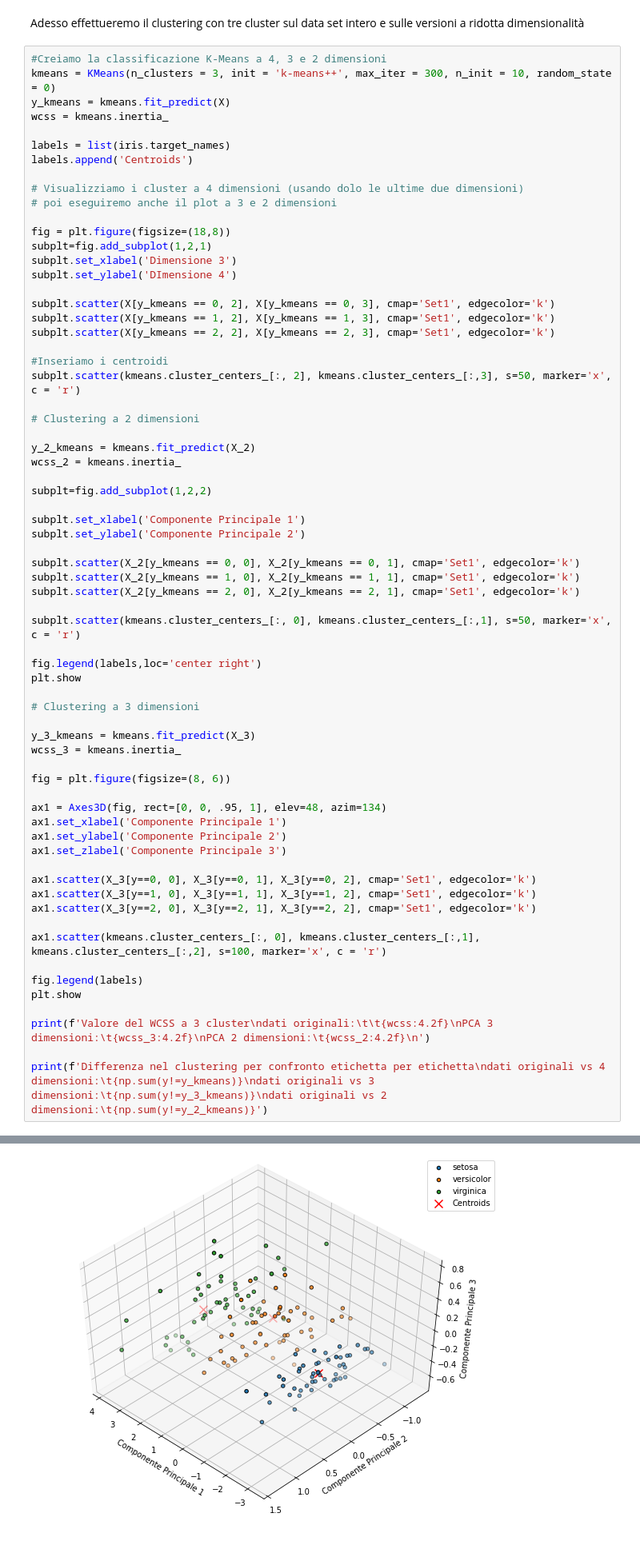
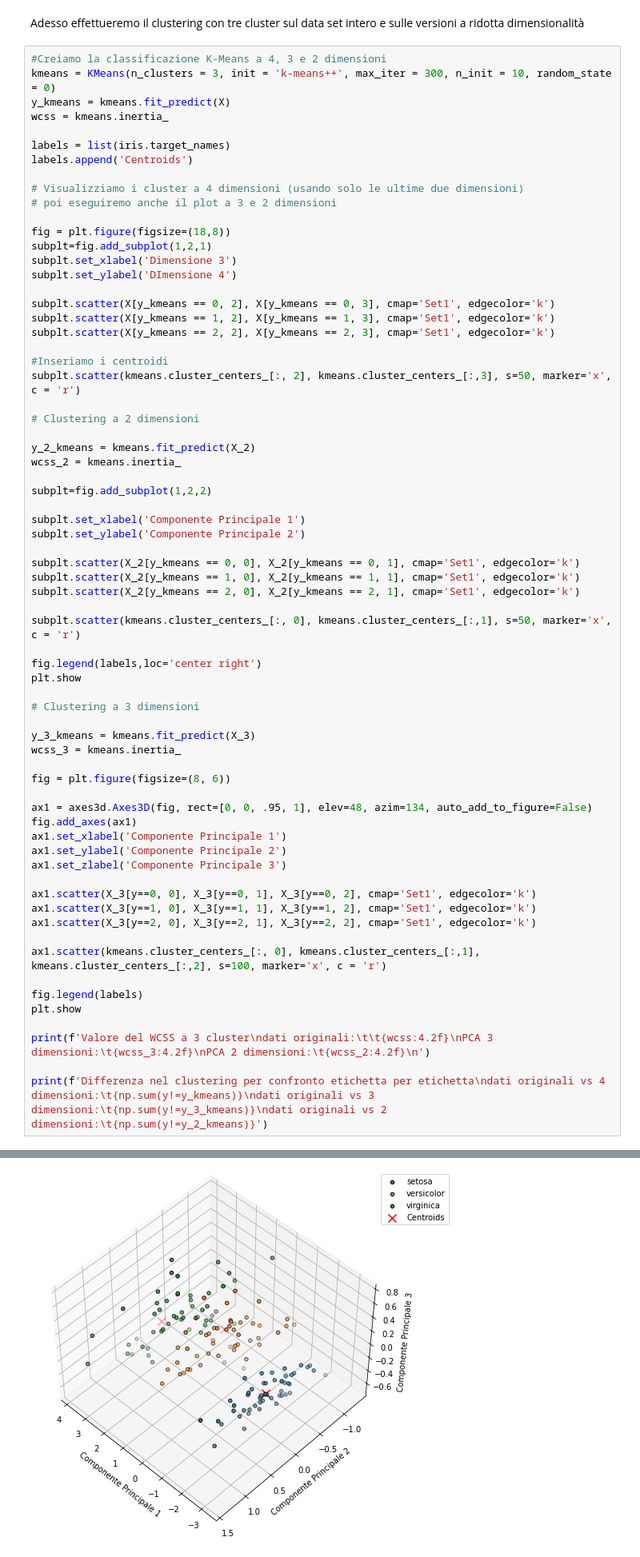
Before and after one commit to fredffsixty/Big-Data, a Jupyter notebook: Analisi PCA e Kmeans del dataset Iris.ipynb, the cells around one changed output, grey strips where cells are left out. Shown at 80% size. Saved outputs shown, nothing was run; the diff lists cells and outputs as text; blank space fills up the shorter version.

```diff
--- a/Analisi PCA e Kmeans del dataset Iris.ipynb
+++ b/Analisi PCA e Kmeans del dataset Iris.ipynb
@@ -133,7 +133,7 @@ wcss = kmeans.inertia_
 labels = list(iris.target_names)
 labels.append('Centroids')
 
-# Visualizziamo i cluster a 4 dimensioni (usando dolo le ultime due dimensioni)
+# Visualizziamo i cluster a 4 dimensioni (usando solo le ultime due dimensioni)
 # poi eseguiremo anche il plot a 3 e 2 dimensioni
 
 fig = plt.figure(figsize=(18,8))
@@ -174,7 +174,8 @@ wcss_3 = kmeans.inertia_
 
 fig = plt.figure(figsize=(8, 6))
 
-ax1 = Axes3D(fig, rect=[0, 0, .95, 1], elev=48, azim=134)
+ax1 = axes3d.Axes3D(fig, rect=[0, 0, .95, 1], elev=48, azim=134, auto_add_to_figure=False)
+fig.add_axes(ax1)
 ax1.set_xlabel('Componente Principale 1')
 ax1.set_ylabel('Componente Principale 2')
 ax1.set_zlabel('Componente Principale 3')
@@ -205 +206 @@ dati originali vs 2 dimensioni: 17
-[figure, old version]
+[figure, new version]
```
Also changed, not shown: parts of 5 cells of this notebook, 2 other files.
